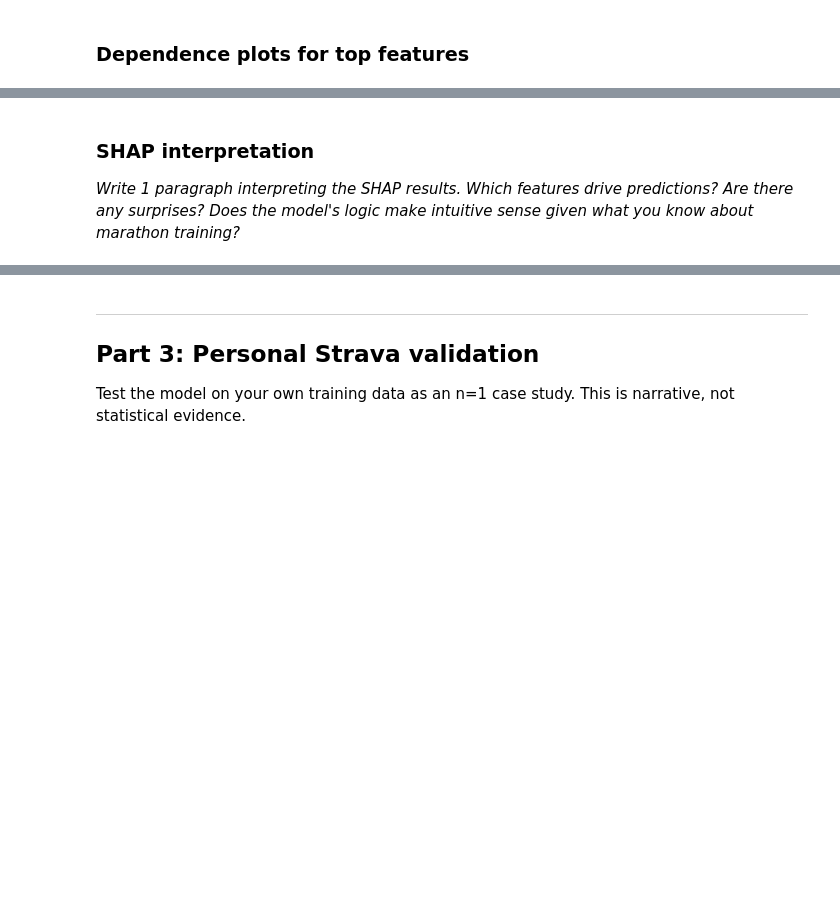
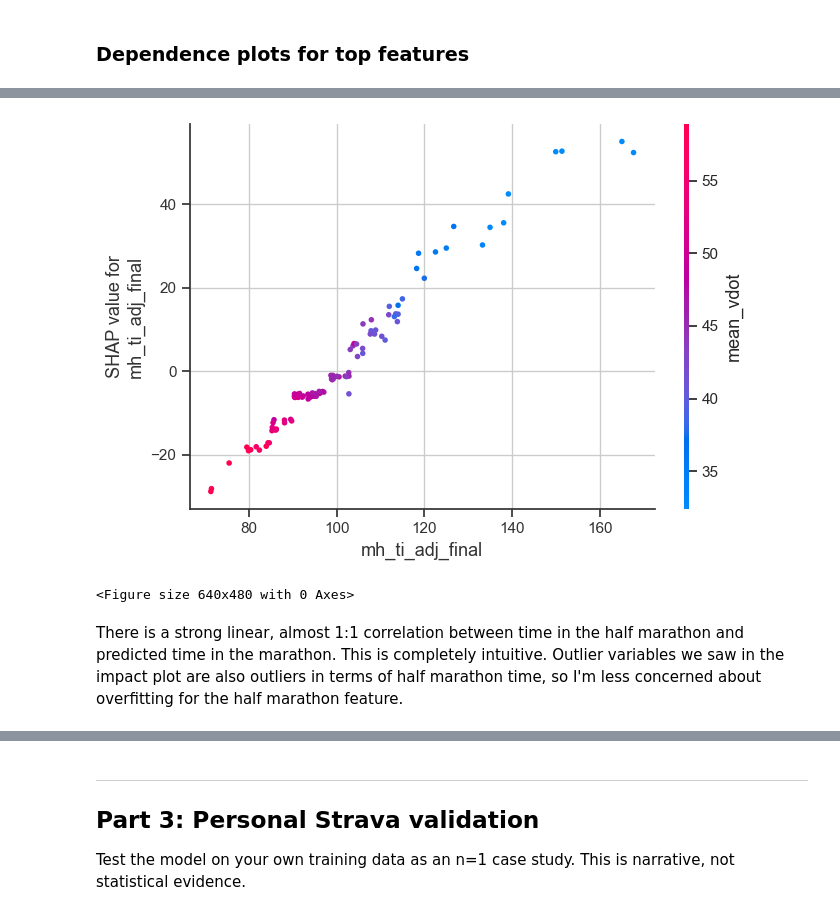
Before and after one commit to jacmil/Marathon-Pace-Predictor, a Jupyter notebook: notebooks/04_evaluation.ipynb, the cells around one changed output, grey strips where cells are left out. Cells and saved outputs as stored; diff of their text form; code cells hidden in the pictures; blank space fills up the shorter version.

```diff
--- a/notebooks/04_evaluation.ipynb
+++ b/notebooks/04_evaluation.ipynb
@@ -241,8 +257,9 @@ Shows which features have the biggest impact overall and whether high/low values
 # %%
 # Dependence plot for the second most important feature
-# shap.dependence_plot(1, shap_values, X_test)
-# plt.savefig('../results/figures/shap_dependence_2.png', dpi=150, bbox_inches='tight')
+shap.dependence_plot("mh_ti_adj_final", shap_values, X_test)
+plt.savefig('../results/figures/shap_dependence_2.png', dpi=150, bbox_inches='tight')
+# %% [output]
+[figure, added]
+<Figure size 640x480 with 0 Axes>
-# %% [markdown]
-### SHAP interpretation
-
-*Write 1 paragraph interpreting the SHAP results. Which features drive predictions? Are there any surprises? Does the model's logic make intuitive sense given what you know about marathon training?*
+# %% [markdown]
+There is a strong linear, almost 1:1 correlation between time in the half marathon and predicted time in the marathon. This is completely intuitive. Outlier variables we saw in the impact plot are also outliers in terms of half marathon time, so I'm less concerned about overfitting for the half marathon feature.
```
Also changed, not shown: parts of 7 cells of this notebook, 1 other file.
